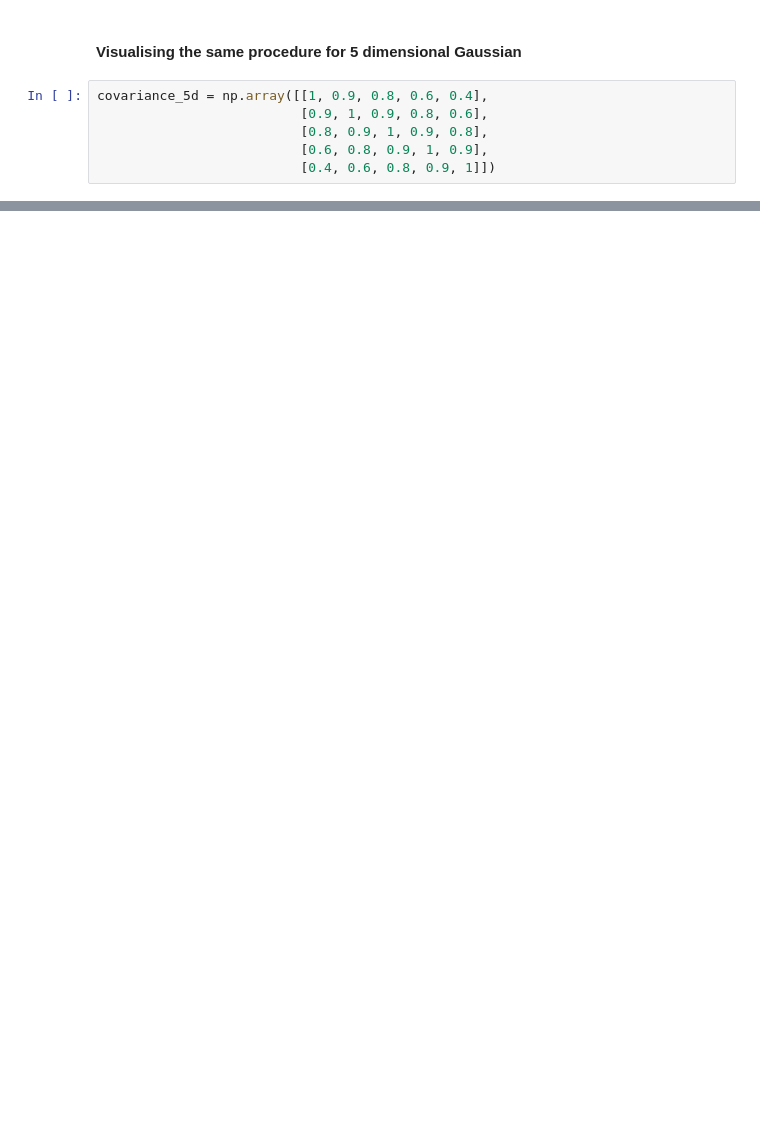
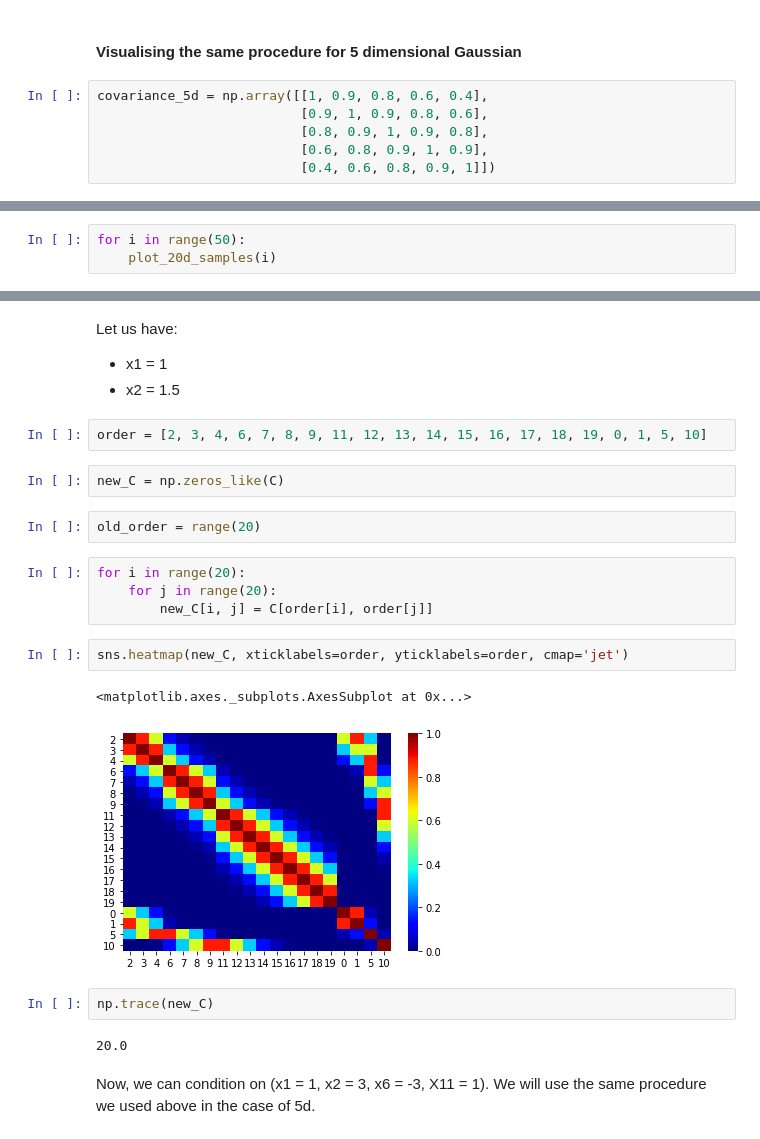
Before and after one commit to lhanappa/nipunbatra.github.io, a Jupyter notebook: blog/2019/GP-1.ipynb, the cells around one changed output, grey strips where cells are left out. Saved outputs shown, nothing was run; the diff lists cells and outputs as text; blank space fills up the shorter version.

```diff
--- a/blog/2019/GP-1.ipynb
+++ b/blog/2019/GP-1.ipynb
@@ -392,0 +632,3 @@ ValueError: operands could not be broadcast together with shapes (60,60,2) (5,)
+# %%
+for i in range(50):
+    plot_20d_samples(i)
@@ -392,0 +641,26 @@ ValueError: operands could not be broadcast together with shapes (60,60,2) (5,)
+# %% [markdown]
+Let us have:
+
+* x1 = 1
+* x2 = 1.5
+# %%
+order = [2, 3, 4, 6, 7, 8, 9, 11, 12, 13, 14, 15, 16, 17, 18, 19, 0, 1, 5, 10]
+# %%
+new_C = np.zeros_like(C)
+# %%
+old_order = range(20)
+# %%
+for i in range(20):
+    for j in range(20):
+        new_C[i, j] = C[order[i], order[j]]
+# %%
+sns.heatmap(new_C, xticklabels=order, yticklabels=order, cmap='jet')
+# %% [output]
+<matplotlib.axes._subplots.AxesSubplot at 0x...>
+[figure, added]
+# %%
+np.trace(new_C)
+# %% [output]
+20.0
+# %% [markdown]
+Now, we can condition on (x1 = 1, x2 = 3, x6 = -3, X11 = 1). We will use the same procedure we used above in the case of 5d.
```
Also changed, not shown: parts of 69 cells of this notebook.
